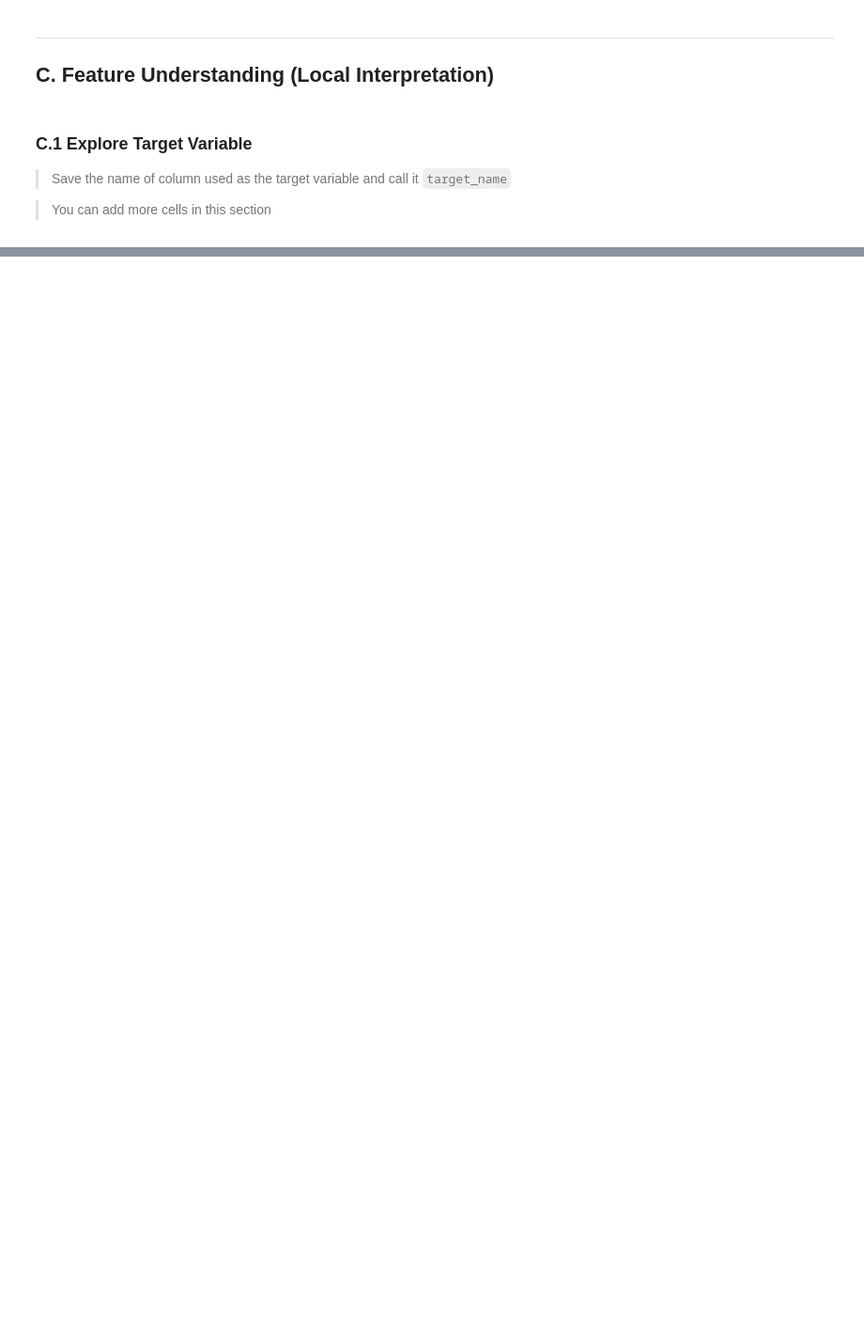
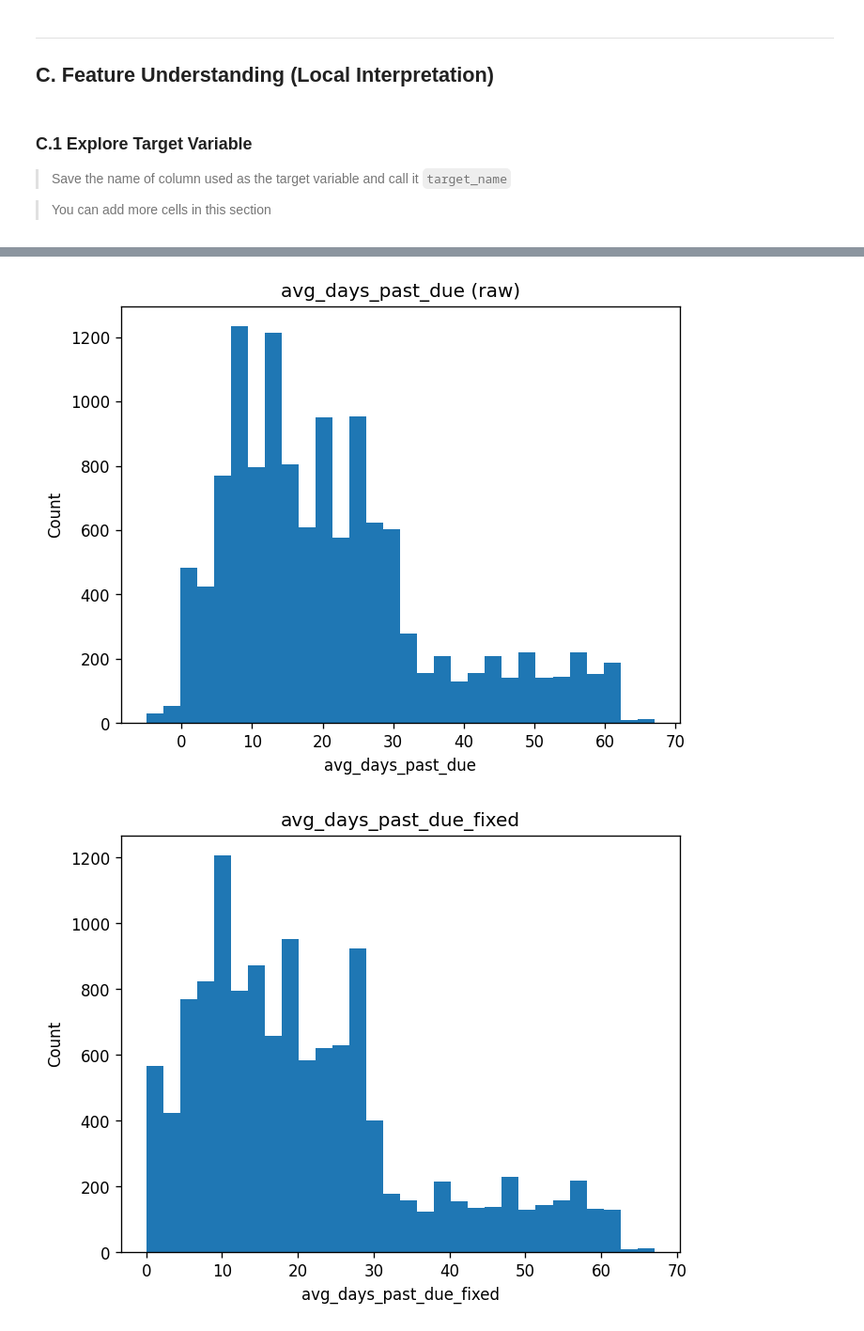
Before and after one commit to Rainbow6174/ClassificationModels-CreditRatingClassification-36106-AT2, a Jupyter notebook: 36106-25SP-AT2-student_id-a-EDA.ipynb, the cells around one changed output, grey strips where cells are left out. Shown at 94% size. Cells and saved outputs as stored; diff of their text form; code cells hidden in the pictures; blank space fills up the shorter version.

```diff
--- a/36106-25SP-AT2-student_id-a-EDA.ipynb
+++ b/36106-25SP-AT2-student_id-a-EDA.ipynb
@@ -96,0 +307,19 @@ print_tile(size="h3", key='target_insights', value=target_insights)
+# %%
+# Student Note: 这里需要做
+# 清洗 / Cleaning: 负值截断为0，并派生提前还款标识
+df = df.copy()
+df["avg_days_past_due_fixed"] = df["avg_days_past_due"].clip(lower=0)  # 负值→0 / negatives -> 0
+df["is_early_payment"] = (df["avg_days_past_due"] < 0).astype(int)     # 是否出现提前还款标记 / early payment flag
+
+# 整体直方图（原始&修正）/ Overall hist (raw & fixed)
+plot_hist(df["avg_days_past_due"], "avg_days_past_due (raw)", bins=30, use_log1p=False)
+plot_hist(df["avg_days_past_due_fixed"], "avg_days_past_due_fixed", bins=30, use_log1p=False)
+
+# 分组分布（小提琴）/ Grouped violin
+plot_group_violin(df, "avg_days_past_due_fixed", target_name, "avg_days_past_due_fixed by credit_rating")
+
+# 提前还款占比 × 目标 / Early payment rate by target
+plot_categorical_by_target(df, "is_early_payment", target_name, title="is_early_payment vs credit_rating")
+# %% [output]
+[figure, added]
+[figure, added]
```
Also changed, not shown: parts of 70 cells of this notebook, 1 other file.
